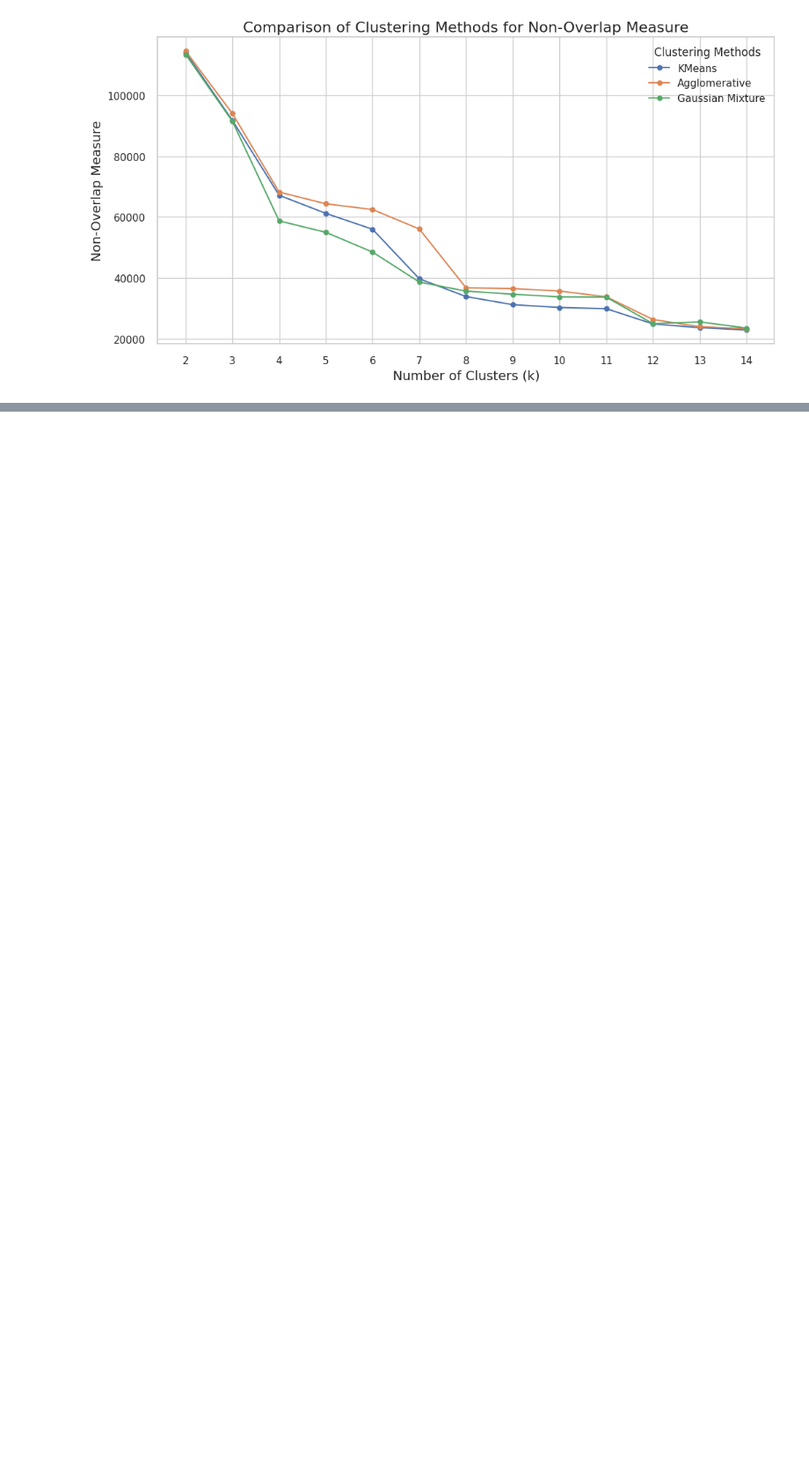
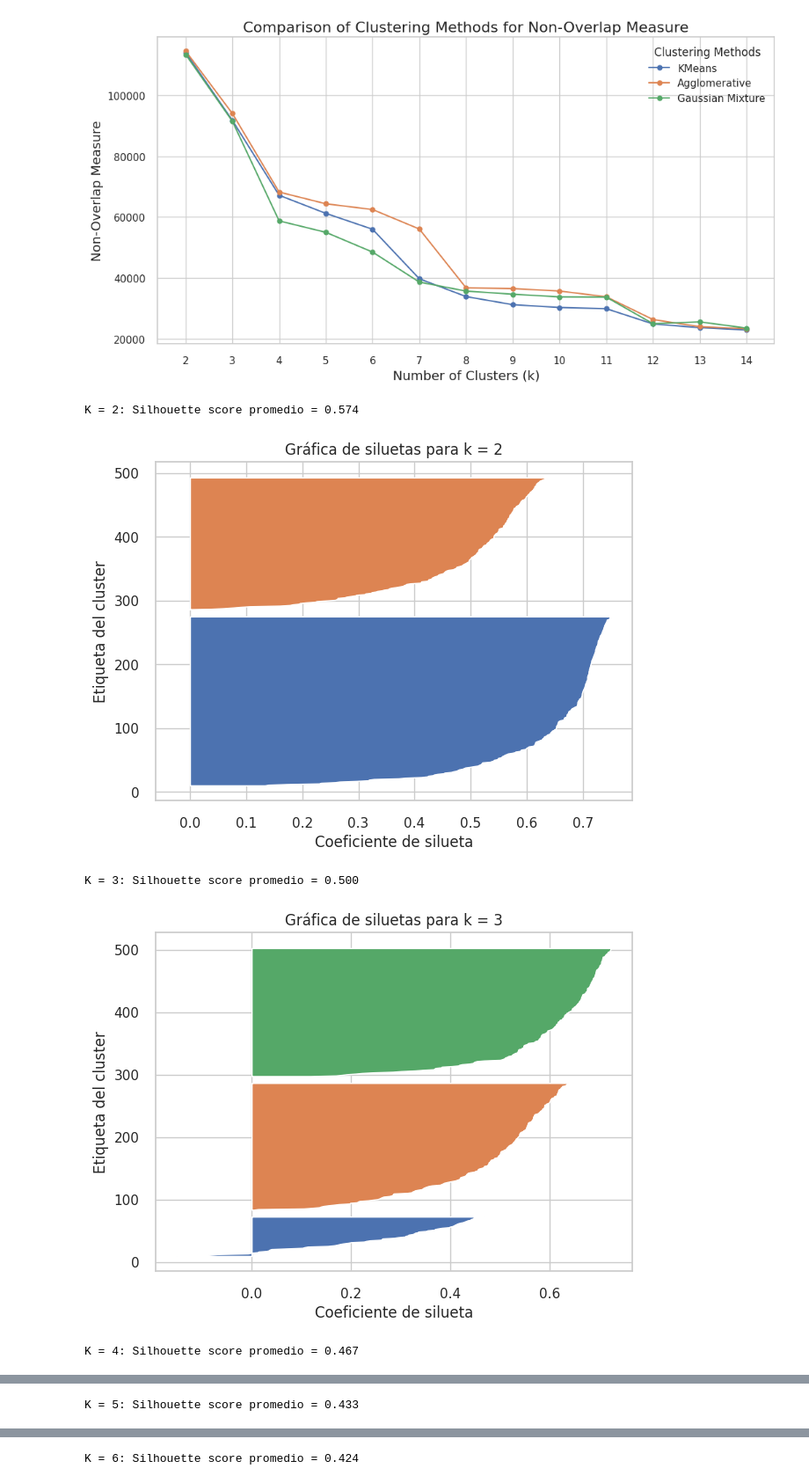
Before and after one commit to AlexSilvaa9/Clustering_applied_to_sporulation_yeast_data, a Jupyter notebook: aprendizaje_lab1.ipynb, the cells around one changed output, grey strips where cells are left out. Shown at 88% size. Cells and saved outputs as stored; diff of their text form; code cells hidden in the pictures; blank space fills up the shorter version.

Commit message:
graficas de siluetas creadas

```diff
--- a/aprendizaje_lab1.ipynb
+++ b/aprendizaje_lab1.ipynb
@@ -324,3 +337,59 @@ for metric in metrics:
 [figure]
 [figure]
 [figure]
+# %%
+import numpy as np
+import matplotlib.pyplot as plt
+from sklearn.cluster import KMeans
+from sklearn.metrics import silhouette_samples, silhouette_score
+
+# Crear un rango de valores de k
+range_k = range(2, 11)
+
+
+for k in range_k:
+    # Crear el modelo KMeans con el número de clusters k
+    kmeans = KMeans(n_clusters=k, random_state=10)
+    cluster_labels = kmeans.fit_predict(x)
+
+    # Si k es 1, el silhouette score no se puede calcular
+    if k == 1:
+        print(f"K = {k}: El silhouette score no es aplicable.")
+        continue
+
+    # Calcular el promedio del silhouette score para todos los puntos
+    silhouette_avg = silhouette_score(x, cluster_labels)
+    print(f"K = {k}: Silhouette score promedio = {silhouette_avg:.3f}")
+
+    # Calcular los valores de silueta para cada punto
+    sample_silhouette_values = silhouette_samples(x, cluster_labels)
+
+    # Crear el gráfico de siluetas
+    fig, ax1 = plt.subplots(1, 1)
+    fig.set_size_inches(7, 5)
+
+    y_lower = 10
+    for i in range(k):
+        # Agregar los valores de silueta para los clusters en orden
+        ith_cluster_silhouette_values = sample_silhouette_values[cluster_labels == i]
+        ith_cluster_silhouette_values.sort()
+
+        size_cluster_i = ith_cluster_silhouette_values.shape[0]
+        y_upper = y_lower + size_cluster_i
+
+        ax1.fill_betweenx(np.arange(y_lower, y_upper),
+                          0, ith_cluster_silhouette_values)
+
+        y_lower = y_upper + 10  # Espacio entre clusters
+
+    ax1.set_title(f"Gráfica de siluetas para k = {k}")
+    ax1.set_xlabel("Coeficiente de silueta")
+    ax1.set_ylabel("Etiqueta del cluster")
+
+    plt.show()
+# %% [output]
+K = 2: Silhouette score promedio = 0.574
+[figure, added]
+K = 3: Silhouette score promedio = 0.500
+[figure, added]
+K = 4: Silhouette score promedio = 0.467
@@ -326,0 +397 @@ for metric in metrics:
+K = 5: Silhouette score promedio = 0.433
@@ -326,0 +399 @@ for metric in metrics:
+K = 6: Silhouette score promedio = 0.424
```
Also changed, not shown: parts of 9 cells of this notebook, 5 other files.
